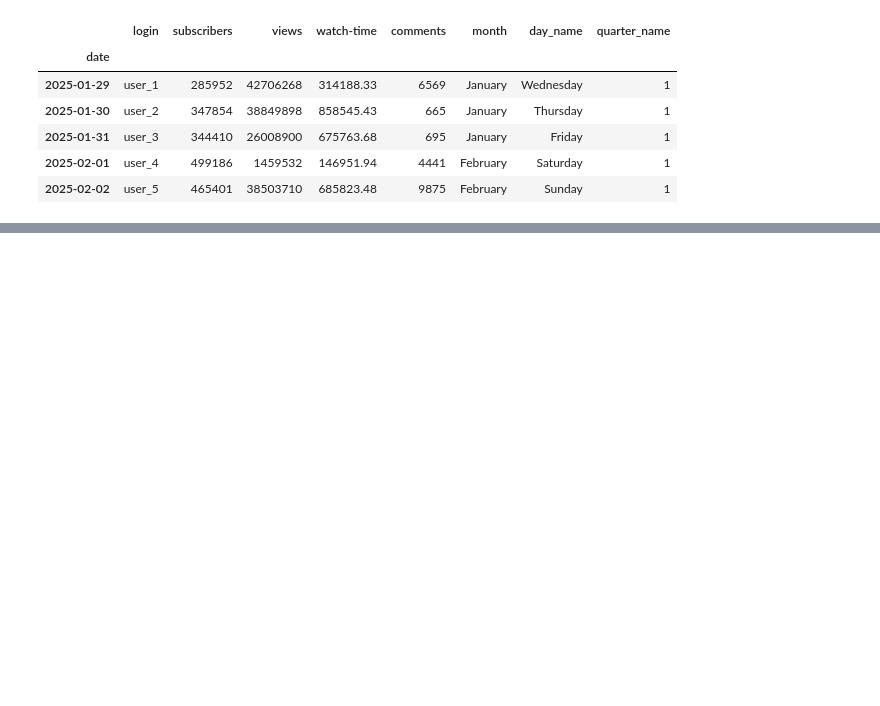
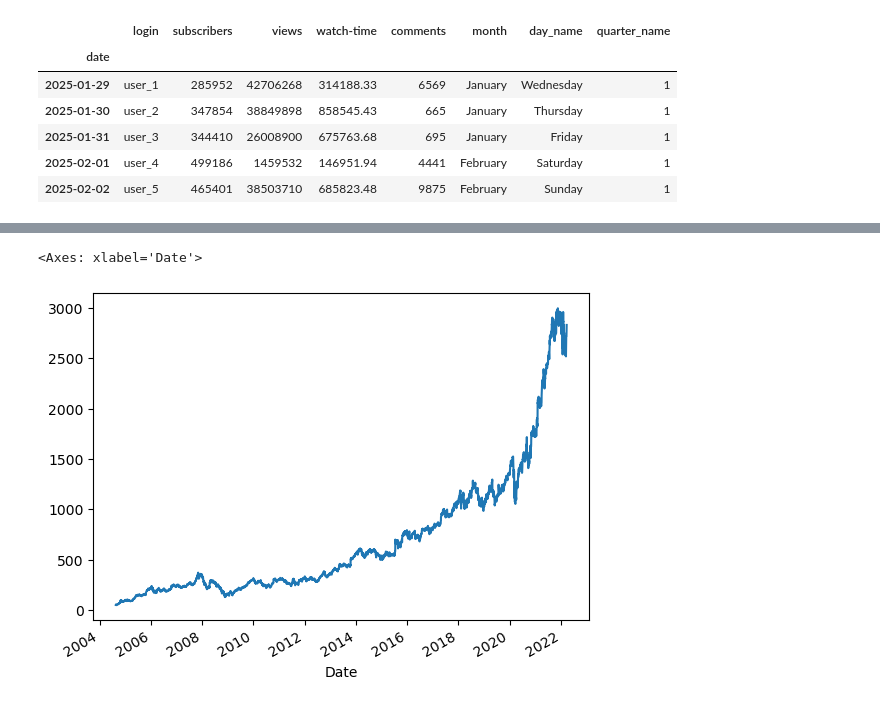
Before and after one commit to nitishrudra3510/DataScience, a Jupyter notebook: Libraries/Pandas/time-series-analysis.ipynb, the cells around one changed output, grey strips where cells are left out. Saved outputs shown, nothing was run; the diff lists cells and outputs as text; code cells hidden in the pictures; blank space fills up the shorter version.

Commit message:
date-time-series

```diff
--- a/Libraries/Pandas/time-series-analysis.ipynb
+++ b/Libraries/Pandas/time-series-analysis.ipynb
@@ -391,3 +391,7 @@ yt.head()
 | 2025-01-31 | user_3 | 344410 | 26008900 | 675763.68 | 695 | January | Friday | 1 |
 | 2025-02-01 | user_4 | 499186 | 1459532 | 146951.94 | 4441 | February | Saturday | 1 |
 | 2025-02-02 | user_5 | 465401 | 38503710 | 685823.48 | 9875 | February | Sunday | 1 |
+# %%
+google['month'] = google.index.month_name()
+google['day_name'] = google.index.day_name()
+google['quarter_name'] = google.index.quarter
@@ -393,0 +474,7 @@ yt.head()
+# %%
+# visualize  a singler col:
+
+google['Close'].plot()
+# %% [output]
+<Axes: xlabel='Date'>
+[figure, added]
```
Also changed, not shown: parts of 39 cells of this notebook.
